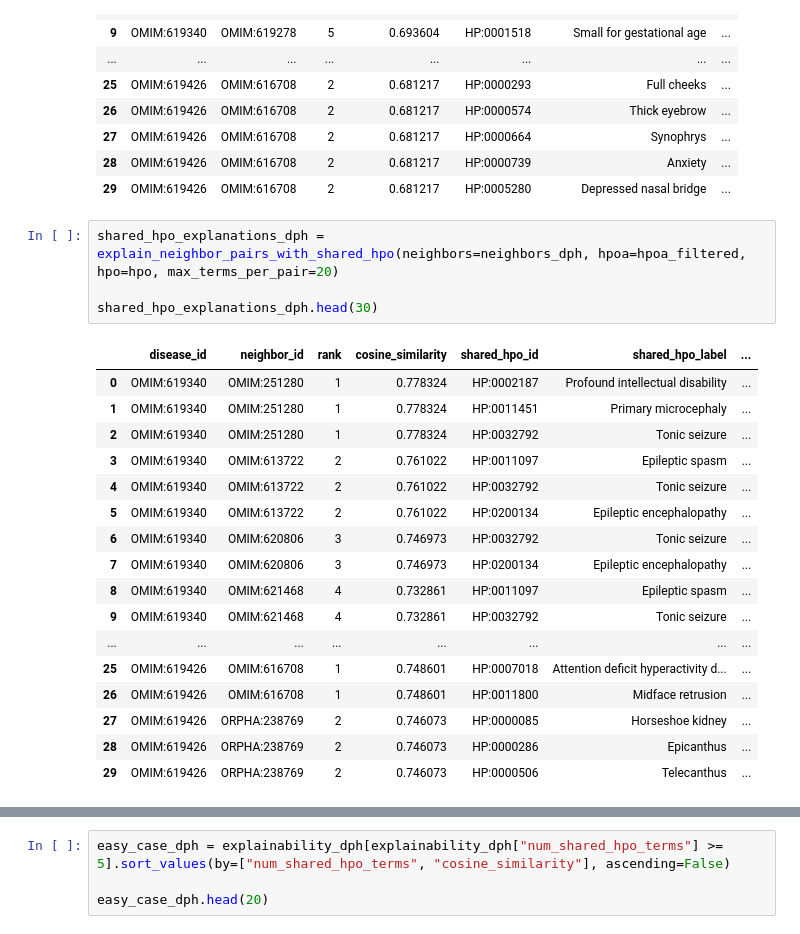
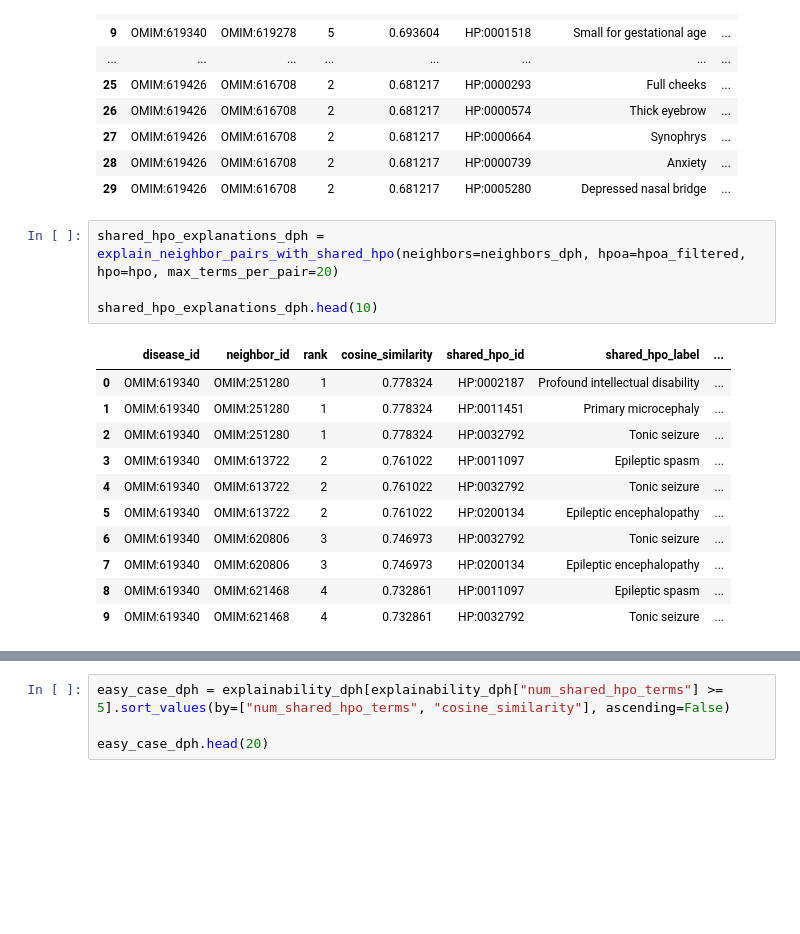
Before and after one commit to littlelila/GraphRepresentationLearning, a Jupyter notebook: notebooks/04_analyze_node2vec_embedding.ipynb, the cells around one changed output, grey strips where cells are left out. Drawn from its saved outputs; the diff is of its cells as text; blank space fills up the shorter version.

```diff
--- a/notebooks/04_embedding_inspection.ipynb
+++ b/notebooks/04_analyze_node2vec_embedding.ipynb
@@ -212,25 +200,19 @@ shared_hpo_explanations_dp.head(30)
 # %%
 shared_hpo_explanations_dph = explain_neighbor_pairs_with_shared_hpo(neighbors=neighbors_dph, hpoa=hpoa_filtered, hpo=hpo, max_terms_per_pair=20)
 
-shared_hpo_explanations_dph.head(30)
+shared_hpo_explanations_dph.head(10)
 # %% [output]
 |  | disease_id | neighbor_id | rank | cosine_similarity | shared_hpo_id | shared_hpo_label | ... |
 | 0 | OMIM:619340 | OMIM:251280 | 1 | 0.778324 | HP:0002187 | Profound intellectual disability | ... |
 | 1 | OMIM:619340 | OMIM:251280 | 1 | 0.778324 | HP:0011451 | Primary microcephaly | ... |
 | 2 | OMIM:619340 | OMIM:251280 | 1 | 0.778324 | HP:0032792 | Tonic seizure | ... |
 | 3 | OMIM:619340 | OMIM:613722 | 2 | 0.761022 | HP:0011097 | Epileptic spasm | ... |
 | 4 | OMIM:619340 | OMIM:613722 | 2 | 0.761022 | HP:0032792 | Tonic seizure | ... |
 | 5 | OMIM:619340 | OMIM:613722 | 2 | 0.761022 | HP:0200134 | Epileptic encephalopathy | ... |
 | 6 | OMIM:619340 | OMIM:620806 | 3 | 0.746973 | HP:0032792 | Tonic seizure | ... |
 | 7 | OMIM:619340 | OMIM:620806 | 3 | 0.746973 | HP:0200134 | Epileptic encephalopathy | ... |
 | 8 | OMIM:619340 | OMIM:621468 | 4 | 0.732861 | HP:0011097 | Epileptic spasm | ... |
 | 9 | OMIM:619340 | OMIM:621468 | 4 | 0.732861 | HP:0032792 | Tonic seizure | ... |
-| ... | ... | ... | ... | ... | ... | ... | ... |
-| 25 | OMIM:619426 | OMIM:616708 | 1 | 0.748601 | HP:0007018 | Attention deficit hyperactivity d... | ... |
-| 26 | OMIM:619426 | OMIM:616708 | 1 | 0.748601 | HP:0011800 | Midface retrusion | ... |
-| 27 | OMIM:619426 | ORPHA:238769 | 2 | 0.746073 | HP:0000085 | Horseshoe kidney | ... |
-| 28 | OMIM:619426 | ORPHA:238769 | 2 | 0.746073 | HP:0000286 | Epicanthus | ... |
-| 29 | OMIM:619426 | ORPHA:238769 | 2 | 0.746073 | HP:0000506 | Telecanthus | ... |
 # %%
 # high embedding similarity but zero shared HPO terms
 
```
Also changed, not shown: parts of 5 cells of this notebook, 7 other files.
